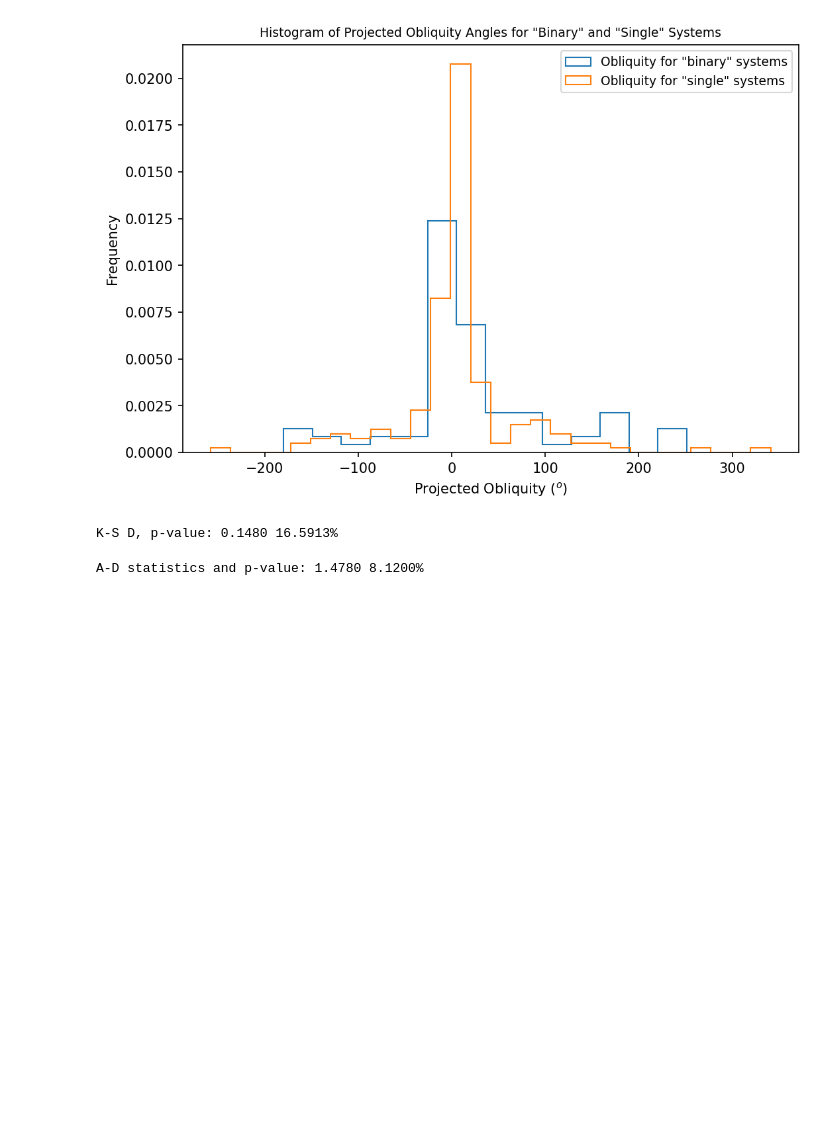
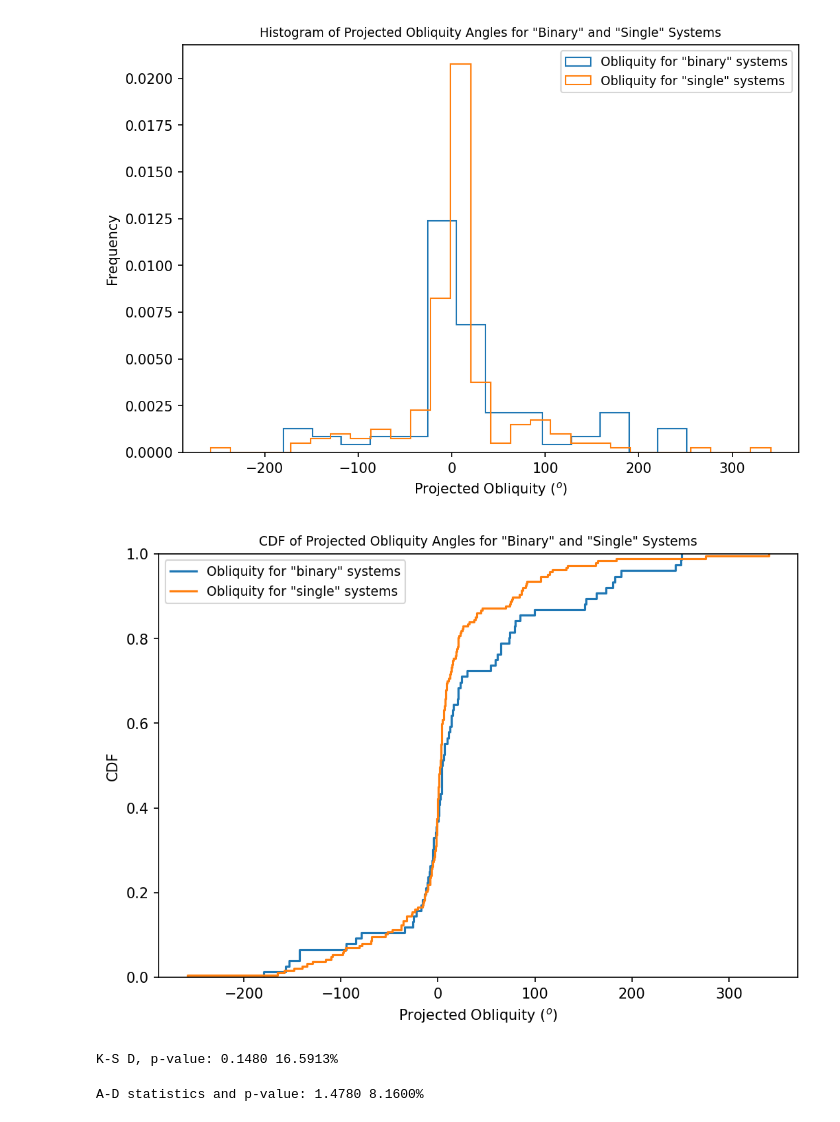
Before and after one commit to baryan/ASTR154-ProjectedObliquity, a Jupyter notebook: src/hypothesis_testing.ipynb, the cells around one changed output. Saved outputs shown, nothing was run; the diff lists cells and outputs as text; code cells hidden in the pictures; blank space fills up the shorter version.

```diff
--- a/src/hypothesis_testing.ipynb
+++ b/src/hypothesis_testing.ipynb
@@ -9,12 +9,16 @@ import matplotlib.pyplot as plt
 import numpy as np
 # %%
 # Read in the Exoplanet data generated from the "NASA Exoplanet Archive" database
-file_loc = '../data/'
-file_name = 'NASA-Exoplanet-Archive-20260514.csv'
-exo_table = Table.read(file_loc+file_name, format='ascii.csv', header_start=123)
+# This particular list conatins only exoplanets with listed project obliquity values
+data_file_loc = '../data/'
+exo_file_name = 'NASA-Exoplanet-Archive-20260514.csv'
+exo_table = table.Table.read(data_file_loc+exo_file_name, format='ascii.csv', header_start=123)
 # %%
-binary_sys = exo_table[exo_table['sy_snum'] >  1]['discoverymethod', 'sy_snum', 'pl_projobliq']
-single_sys = exo_table[exo_table['sy_snum'] == 1]['discoverymethod', 'sy_snum', 'pl_projobliq']
+# Divide the list into two sets, one containing only exoplanets with a singl
+# star system ('single_sys'), and the other with 2 or more star systems
+# ('binary_sys')
+binary_sys = exo_table[exo_table['sy_snum'] >  1]['gaia_dr3_id', 'gaia_dr3_source_id', 'discoverymethod', 'sy_snum', 'pl_projobliq']
+single_sys = exo_table[exo_table['sy_snum'] == 1]['gaia_dr3_id', 'gaia_dr3_source_id', 'discoverymethod', 'sy_snum', 'pl_projobliq']
 print(binary_sys, '\n')
 print(single_sys, '\n')
 # %% [output]
@@ -52,6 +56,23 @@ plt.legend(['Obliquity for "binary" systems', 'Obliquity for "single" systems'],
 plt.show()
 # %% [output]
 [figure]
+# %%
+# Set the figure size
+fig_w = 8
+fig_h = fig_w * 6 / 9
+plt.figure(figsize=[fig_w, fig_h], dpi=150)
+
+# Plot a histogram of the the two lists ('binary_sys' and 'single_sys')
+plt.ecdf(binary_sys['pl_projobliq']);
+plt.ecdf(single_sys['pl_projobliq']);
+plt.title('CDF of Projected Obliquity Angles for "Binary" and "Single" Systems', fontsize=9);
+plt.xlabel('Projected Obliquity $(^o)$');
+plt.ylabel('CDF');
+plt.legend(['Obliquity for "binary" systems', 'Obliquity for "single" systems'], fontsize=9, loc=2);
+
+plt.show()
+# %% [output]
+[figure, added]
 # %%
 from scipy import stats
 # %%
@@ -62,7 +84,8 @@ print(f'K-S D, p-value: {ks_d:0.4f} {ks_p:0.4%}')
 K-S D, p-value: 0.1480 16.5913%
 # %%
 # Calculating the D and p-value for k-sample Anderson-Darling (A-D) test
+#  on the two datasets ('binary_sys' vs. 'single_sys')
 ad = stats.anderson_ksamp([binary_sys['pl_projobliq'], single_sys['pl_projobliq']], variant='midrank', method=stats.PermutationMethod());
 print(f'A-D statistics and p-value: {ad.statistic:0.4f} {ad.pvalue:0.4%}')
 # %% [output]
-A-D statistics and p-value: 1.4780 8.1200%
+A-D statistics and p-value: 1.4780 8.1600%
```
Also changed, not shown: parts of 11 cells of this notebook, 3 other files.
